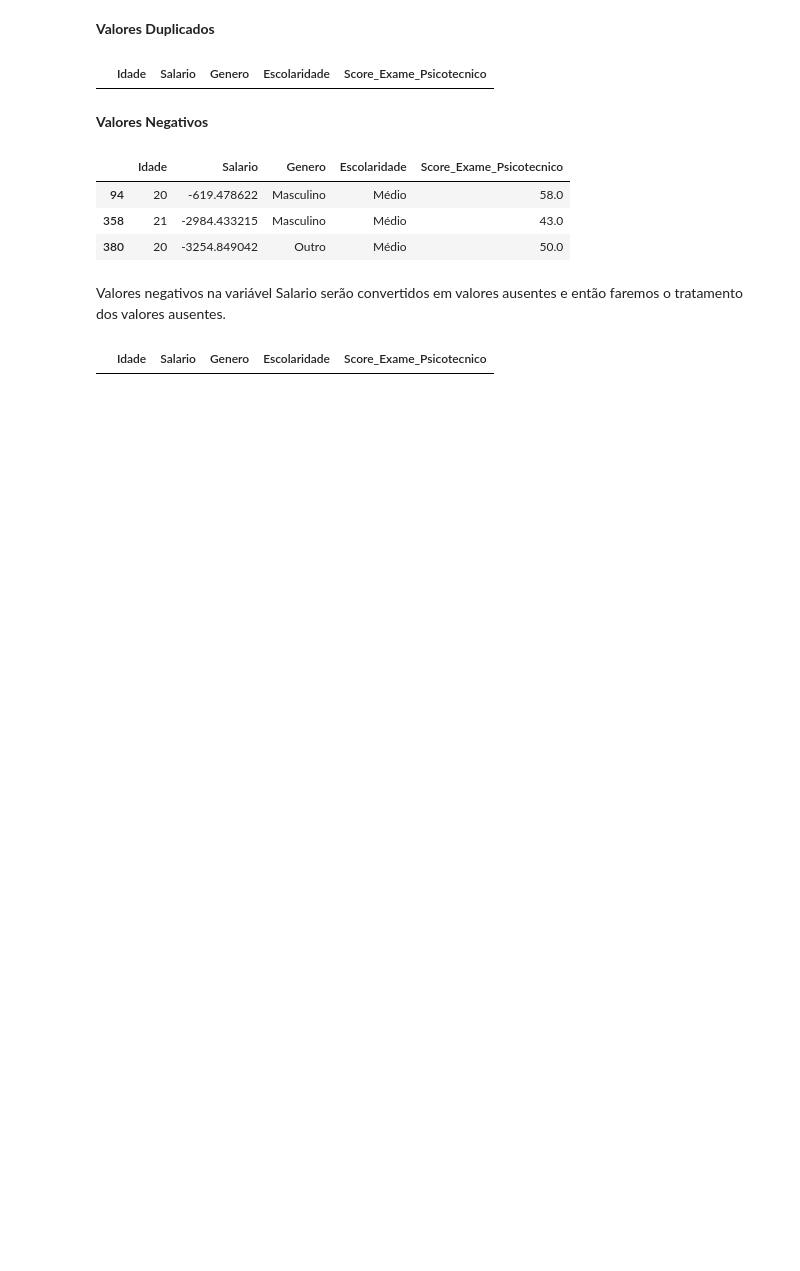
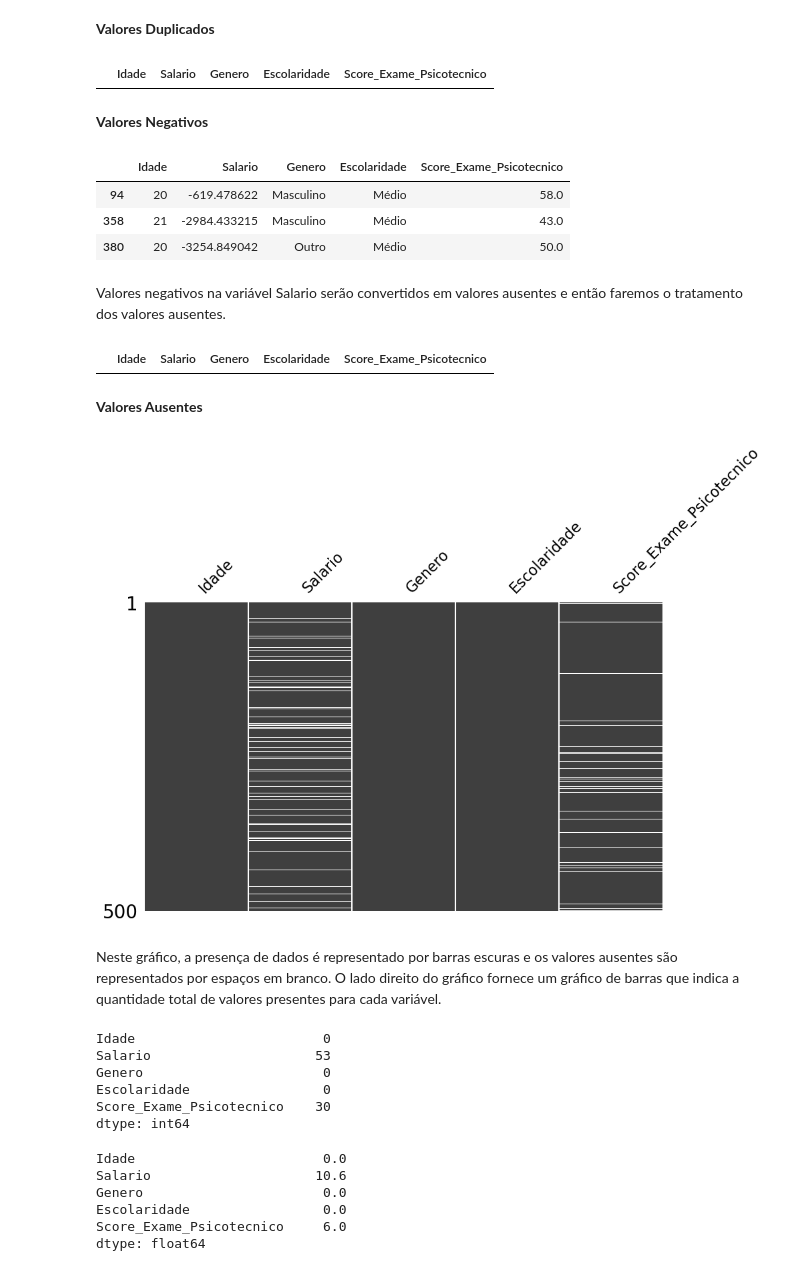
Before and after one commit to leojutsu/analise_de_dados, a Jupyter notebook: Projeto2.ipynb, the cells around one changed output. Drawn from its saved outputs; the diff is of its cells as text; code cells hidden in the pictures; blank space fills up the shorter version.

```diff
--- a/Projeto2.ipynb
+++ b/Projeto2.ipynb
@@ -292,3 +292,13 @@ df['Salario'] = df['Salario'].apply(lambda x: x if x >= 0 else None)
 df[df['Salario'] < 0]
 # %% [output]
 |  | Idade | Salario | Genero | Escolaridade | Score_Exame_Psicotecnico |
+# %% [markdown]
+**Valores Ausentes**
+# %%
+# Mapa de valores ausentes
+msno.matrix(df, figsize=(10,6), sparkline = False)
+plt.show()
+# %% [output]
+[figure, added]
+# %% [markdown]
+Neste gráfico, a presença de dados é representado por barras escuras e os valores ausentes são representados por espaços em branco. O lado direito do gráfico fornece um gráfico de barras que indica a quantidade total de valores presentes para cada variável.
@@ -294,0 +308,9 @@ df[df['Salario'] < 0]
+# %%
+print(valores_ausentes)
+# %% [output]
+Idade                        0
+Salario                     53
+Genero                       0
+Escolaridade                 0
+Score_Exame_Psicotecnico    30
+dtype: int64
@@ -294,0 +320,10 @@ df[df['Salario'] < 0]
+# %%
+# 50% de dados ausentes, se não há o que fazer para retoma-las, recomenda-se excluir a coluna.
+print(porcentagem_ausentes)
+# %% [output]
+Idade                        0.0
+Salario                     10.6
+Genero                       0.0
+Escolaridade                 0.0
+Score_Exame_Psicotecnico     6.0
+dtype: float64
```
Also changed, not shown: parts of 14 cells of this notebook.
